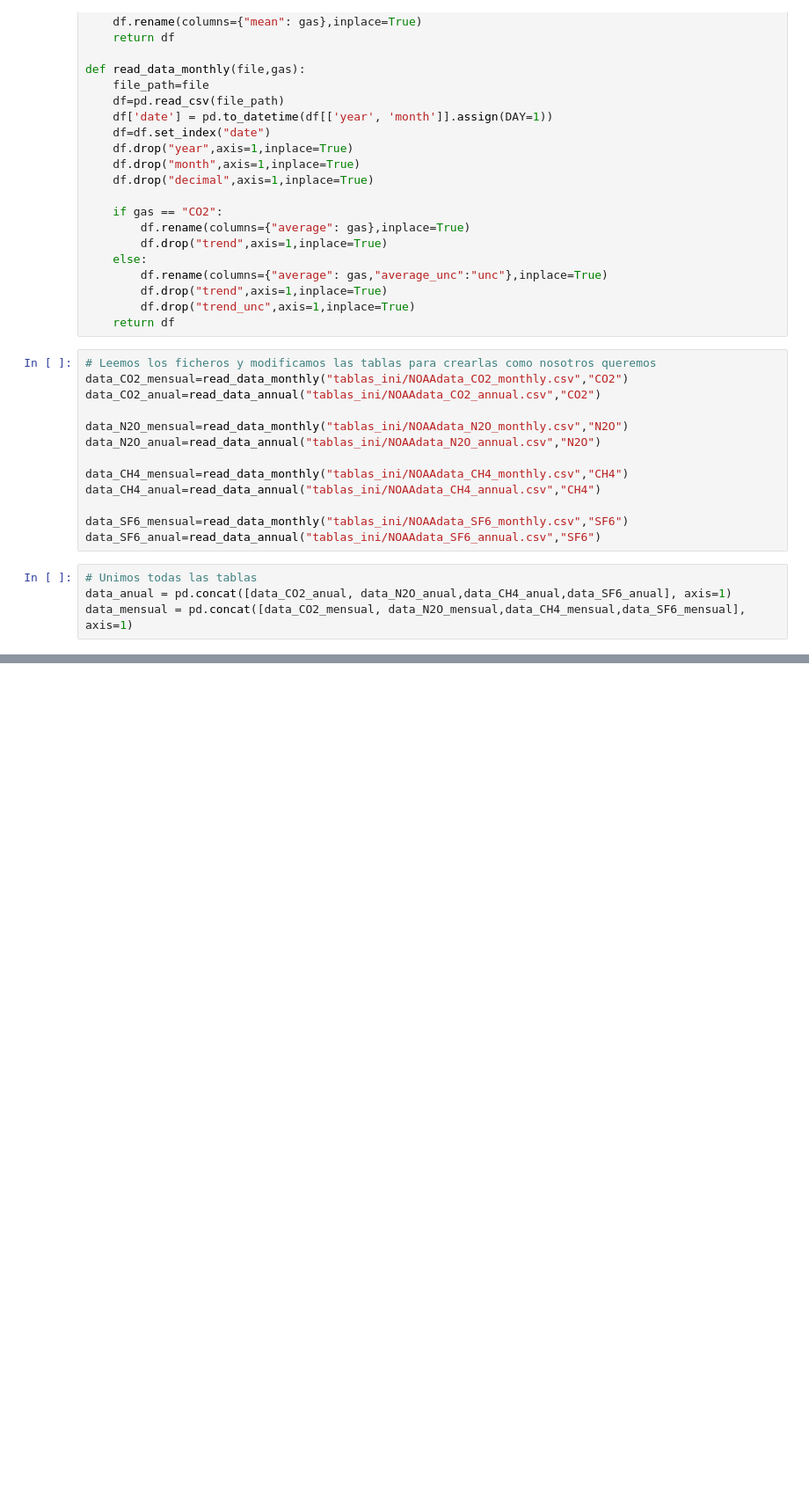
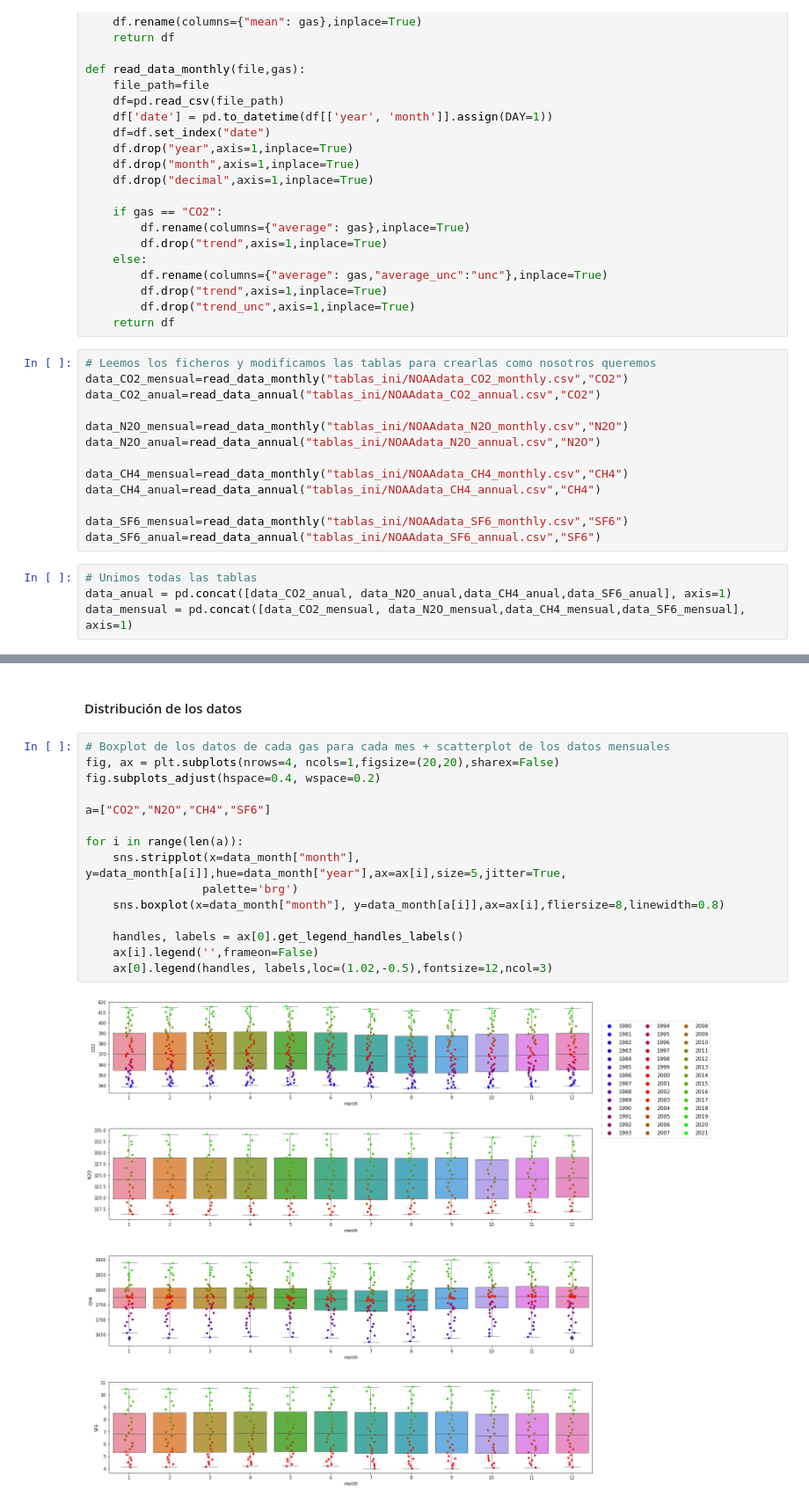
Before and after one commit to GammaLyra/Medio_ambiente, a Jupyter notebook: Greenhouse_Gases.ipynb, the cells around one changed output, grey strips where cells are left out. Shown at 88% size. Cells and saved outputs as stored; diff of their text form; blank space fills up the shorter version.

```diff
--- a/Greenhouse_Gases.ipynb
+++ b/Greenhouse_Gases.ipynb
@@ -112,0 +146,19 @@ ax.scatter(data_mensual.index,data_mensual["N2O"])
+# %% [markdown]
+#### Distribución de los datos
+# %%
+# Boxplot de los datos de cada gas para cada mes + scatterplot de los datos mensuales
+fig, ax = plt.subplots(nrows=4, ncols=1,figsize=(20,20),sharex=False)
+fig.subplots_adjust(hspace=0.4, wspace=0.2)
+
+a=["CO2","N2O","CH4","SF6"]
+
+for i in range(len(a)):
+    sns.stripplot(x=data_month["month"], y=data_month[a[i]],hue=data_month["year"],ax=ax[i],size=5,jitter=True,
+                 palette='brg')
+    sns.boxplot(x=data_month["month"], y=data_month[a[i]],ax=ax[i],fliersize=8,linewidth=0.8)
+
+    handles, labels = ax[0].get_legend_handles_labels()
+    ax[i].legend('',frameon=False)
+    ax[0].legend(handles, labels,loc=(1.02,-0.5),fontsize=12,ncol=3)
+# %% [output]
+[figure, added]
```
Also changed, not shown: parts of 19 cells of this notebook, 2 other files.
